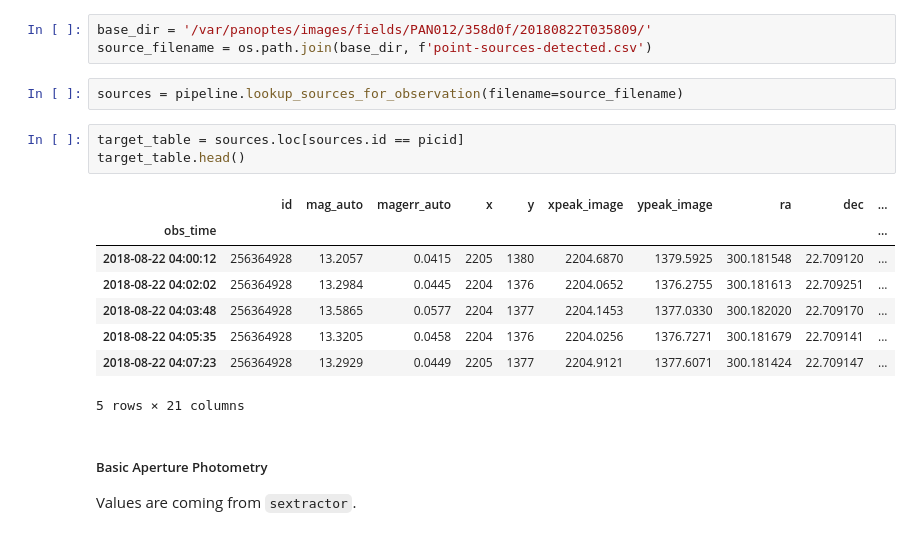
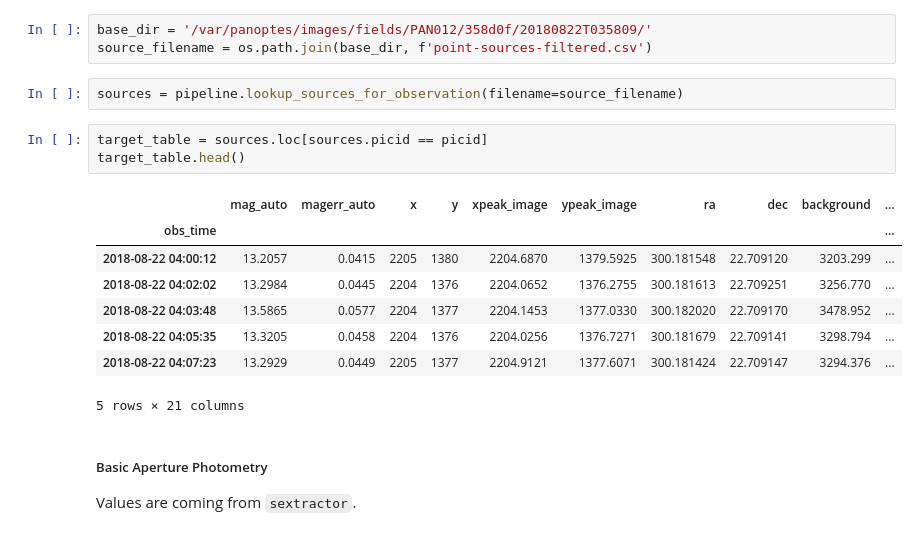
Before and after one commit to panoptes/panoptes-pipeline, a Jupyter notebook: notebooks/processing/Examine-Target.ipynb, the cells around one changed output. Drawn from its saved outputs; the diff is of its cells as text.

```diff
--- a/notebooks/processing/Examine-Target.ipynb
+++ b/notebooks/processing/Examine-Target.ipynb
@@ -29,20 +29,20 @@ TICID: 256364928
 We use the previously detected and filtered sources to examine our target. See the [Source-Detection](Source-Detection-And-Filtering.ipynb) for details.
 # %%
 base_dir = '/var/panoptes/images/fields/PAN012/358d0f/20180822T035809/'
-source_filename = os.path.join(base_dir, f'point-sources-detected.csv')
+source_filename = os.path.join(base_dir, f'point-sources-filtered.csv')
 # %%
 sources = pipeline.lookup_sources_for_observation(filename=source_filename)
 # %%
-target_table = sources.loc[sources.id == picid]
+target_table = sources.loc[sources.picid == picid]
 target_table.head()
 # %% [output]
-|  | id | mag_auto | magerr_auto | x | y | xpeak_image | ypeak_image | ra | dec | ... |
+|  | mag_auto | magerr_auto | x | y | xpeak_image | ypeak_image | ra | dec | background | ... |
 | obs_time |  |  |  |  |  |  |  |  |  | ... |
-| 2018-08-22 04:00:12 | 256364928 | 13.2057 | 0.0415 | 2205 | 1380 | 2204.6870 | 1379.5925 | 300.181548 | 22.709120 | ... |
-| 2018-08-22 04:02:02 | 256364928 | 13.2984 | 0.0445 | 2204 | 1376 | 2204.0652 | 1376.2755 | 300.181613 | 22.709251 | ... |
-| 2018-08-22 04:03:48 | 256364928 | 13.5865 | 0.0577 | 2204 | 1377 | 2204.1453 | 1377.0330 | 300.182020 | 22.709170 | ... |
-| 2018-08-22 04:05:35 | 256364928 | 13.3205 | 0.0458 | 2204 | 1376 | 2204.0256 | 1376.7271 | 300.181679 | 22.709141 | ... |
-| 2018-08-22 04:07:23 | 256364928 | 13.2929 | 0.0449 | 2205 | 1377 | 2204.9121 | 1377.6071 | 300.181424 | 22.709147 | ... |
+| 2018-08-22 04:00:12 | 13.2057 | 0.0415 | 2205 | 1380 | 2204.6870 | 1379.5925 | 300.181548 | 22.709120 | 3203.299 | ... |
+| 2018-08-22 04:02:02 | 13.2984 | 0.0445 | 2204 | 1376 | 2204.0652 | 1376.2755 | 300.181613 | 22.709251 | 3256.770 | ... |
+| 2018-08-22 04:03:48 | 13.5865 | 0.0577 | 2204 | 1377 | 2204.1453 | 1377.0330 | 300.182020 | 22.709170 | 3478.952 | ... |
+| 2018-08-22 04:05:35 | 13.3205 | 0.0458 | 2204 | 1376 | 2204.0256 | 1376.7271 | 300.181679 | 22.709141 | 3298.794 | ... |
+| 2018-08-22 04:07:23 | 13.2929 | 0.0449 | 2205 | 1377 | 2204.9121 | 1377.6071 | 300.181424 | 22.709147 | 3294.376 | ... |
 5 rows × 21 columns
 # %% [markdown]
 ##### Basic Aperture Photometry
```
Also changed, not shown: parts of 7 cells of this notebook, 1 other file.
